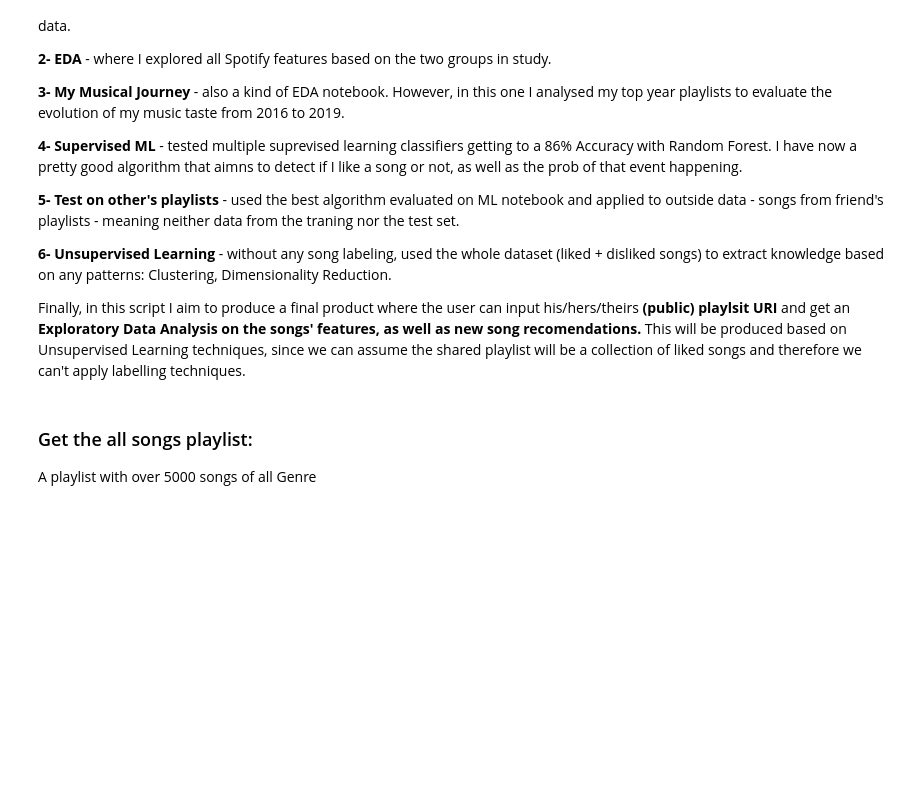
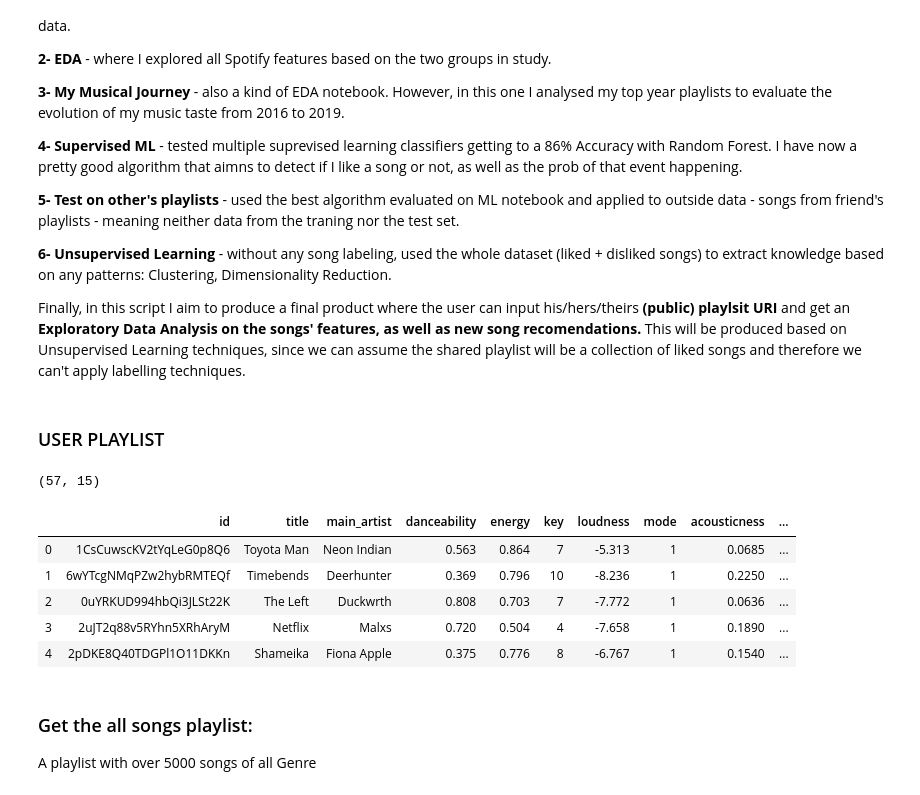
Before and after one commit to ritapereira10/Spotify-Analysis, a Jupyter notebook: Final Output/Final Product.ipynb, the cells around one changed output. Drawn from its saved outputs; the diff is of its cells as text; code cells hidden in the pictures; blank space fills up the shorter version.

```diff
--- a/Final Output/Final Product.ipynb
+++ b/Final Output/Final Product.ipynb
@@ -117,3 +117,5 @@ def master_function(username, uri):
                                'duration_ms', 'time_signature']]
 
     return df
+# %% [markdown]
+### USER PLAYLIST
@@ -119,0 +126,5 @@ def master_function(username, uri):
+# %%
+df = master_function(username,playlist_uri)
+df.shape
+# %% [output]
+(57, 15)
@@ -120,3 +134,14 @@ def master_function(username, uri):
+# %%
+df = df.reset_index()
+df = df.drop(columns=['index'])
+df.head()
+# %% [output]
+|  | id | title | main_artist | danceability | energy | key | loudness | mode | acousticness | ... |
+| 0 | 1CsCuwscKV2tYqLeG0p8Q6 | Toyota Man | Neon Indian | 0.563 | 0.864 | 7 | -5.313 | 1 | 0.0685 | ... |
+| 1 | 6wYTcgNMqPZw2hybRMTEQf | Timebends | Deerhunter | 0.369 | 0.796 | 10 | -8.236 | 1 | 0.2250 | ... |
+| 2 | 0uYRKUD994hbQi3JLSt22K | The Left | Duckwrth | 0.808 | 0.703 | 7 | -7.772 | 1 | 0.0636 | ... |
+| 3 | 2uJT2q88v5RYhn5XRhAryM | Netflix | Malxs | 0.720 | 0.504 | 4 | -7.658 | 1 | 0.1890 | ... |
+| 4 | 2pDKE8Q40TDGPl1O11DKKn | Shameika | Fiona Apple | 0.375 | 0.776 | 8 | -6.767 | 1 | 0.1540 | ... |
 # %% [markdown]
 ### Get the all songs playlist:
 
```
Also changed, not shown: parts of 21 cells of this notebook, 3 other files.
